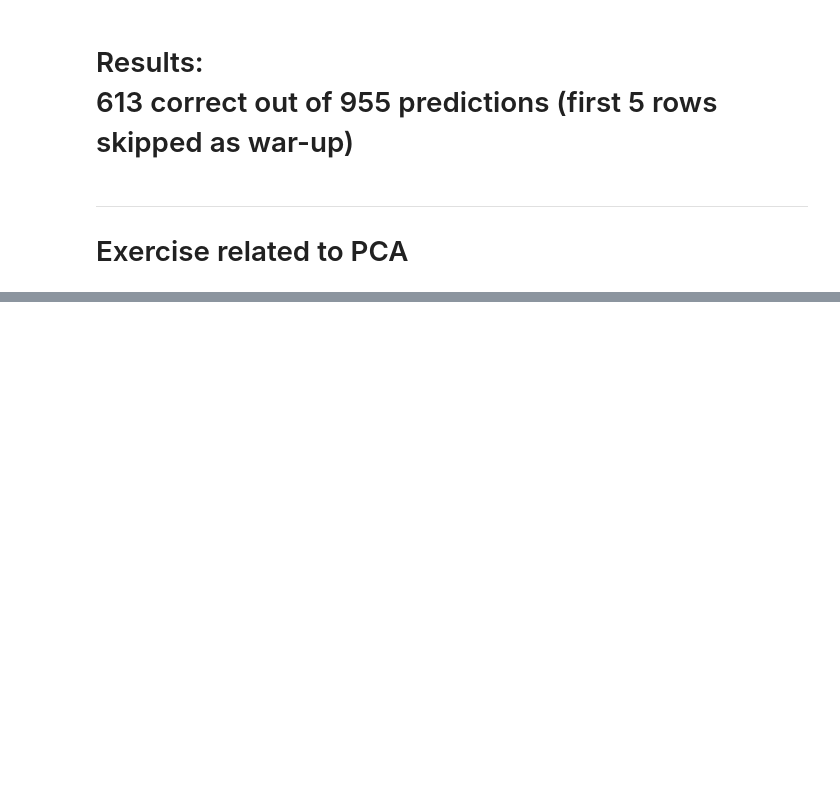
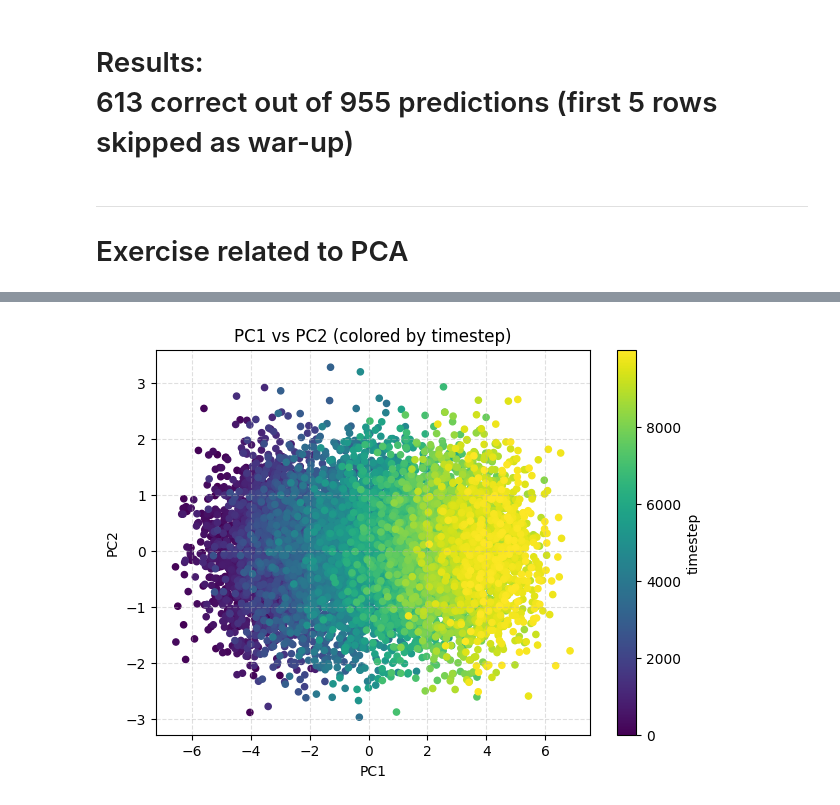
Before and after one commit to Sebastianrix/Data-Things, a Jupyter notebook: 7) IoT Sensor Data/pdm_task.ipynb, the cells around one changed output, grey strips where cells are left out. Saved outputs shown, nothing was run; the diff lists cells and outputs as text; code cells hidden in the pictures; blank space fills up the shorter version.

```diff
--- a/7) IoT Sensor Data/pdm_task.ipynb
+++ b/7) IoT Sensor Data/pdm_task.ipynb
@@ -258,0 +324,16 @@ This plot swings at the start because a few predictions could be either 100% or
+# %%
+import matplotlib.pyplot as plt
+
+pc1, pc2 = X_pca[:, 0], X_pca[:, 1]
+
+plt.figure(figsize=(7,5))
+sc = plt.scatter(pc1, pc2, c=timestep, s=20)  # color by time index
+plt.xlabel("PC1")
+plt.ylabel("PC2")
+plt.title("PC1 vs PC2 (colored by timestep)")
+cbar = plt.colorbar(sc)
+cbar.set_label("timestep")
+plt.grid(True, linestyle='--', alpha=0.4)
+plt.show()
+# %% [output]
+[figure, added]
```
Also changed, not shown: parts of 20 cells of this notebook.
